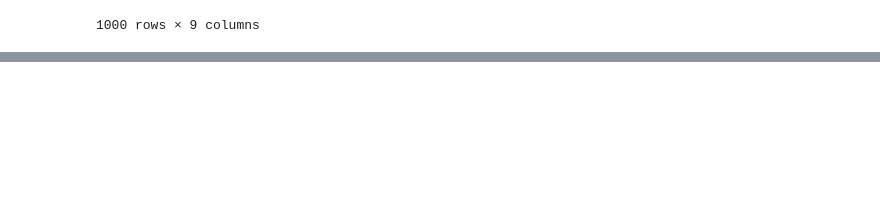
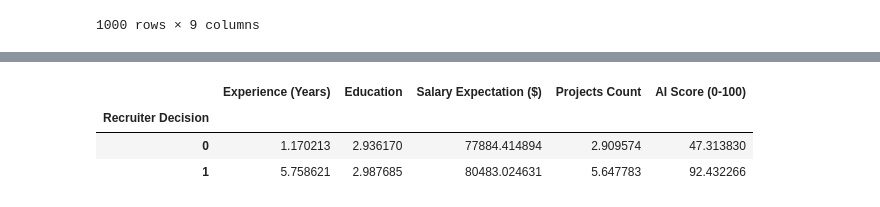
Before and after one commit to bella-mia/2025_FinalProject_ByteMe, a Jupyter notebook: AIr_clean_wClass.ipynb, the cells around one changed output, grey strips where cells are left out. Saved outputs shown, nothing was run; the diff lists cells and outputs as text; code cells hidden in the pictures; blank space fills up the shorter version.

```diff
--- a/AIr_clean_wClass.ipynb
+++ b/AIr_clean_wClass.ipynb
@@ -55,0 +115,7 @@ AIrD.to_csv('cleaned_AI_resume_data.csv', index=False)
+# %%
+AIrD.groupby('Recruiter Decision').mean(numeric_only=True)
+# %% [output]
+|  | Experience (Years) | Education | Salary Expectation ($) | Projects Count | AI Score (0-100) |
+| Recruiter Decision |  |  |  |  |  |
+| 0 | 1.170213 | 2.936170 | 77884.414894 | 2.909574 | 47.313830 |
+| 1 | 5.758621 | 2.987685 | 80483.024631 | 5.647783 | 92.432266 |
```
Also changed, not shown: parts of 4 cells of this notebook.
